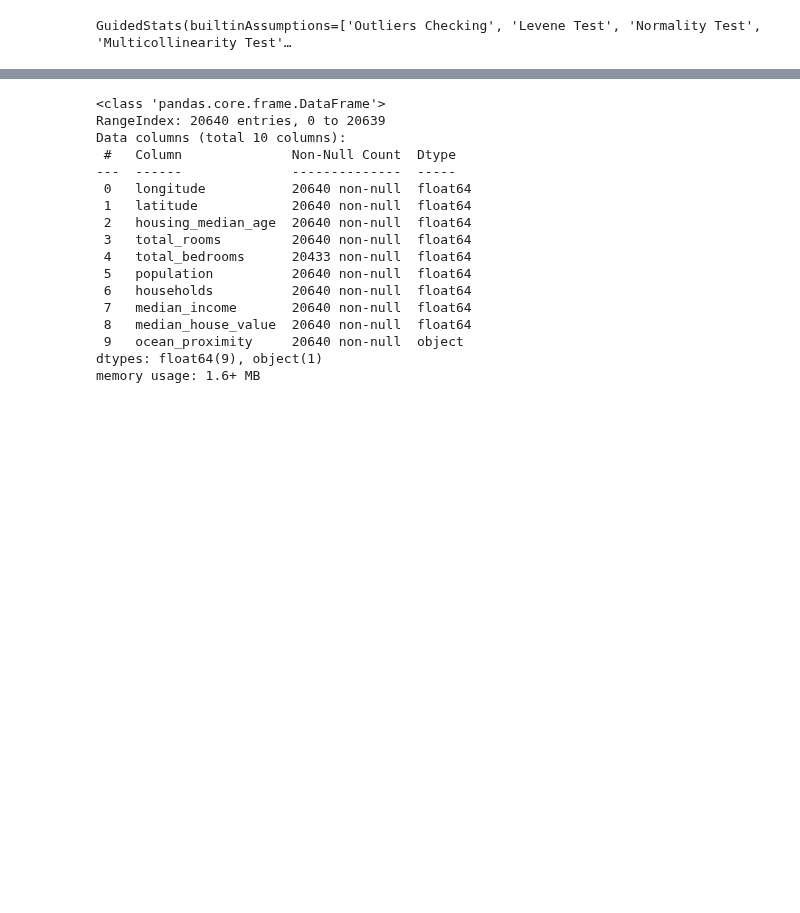
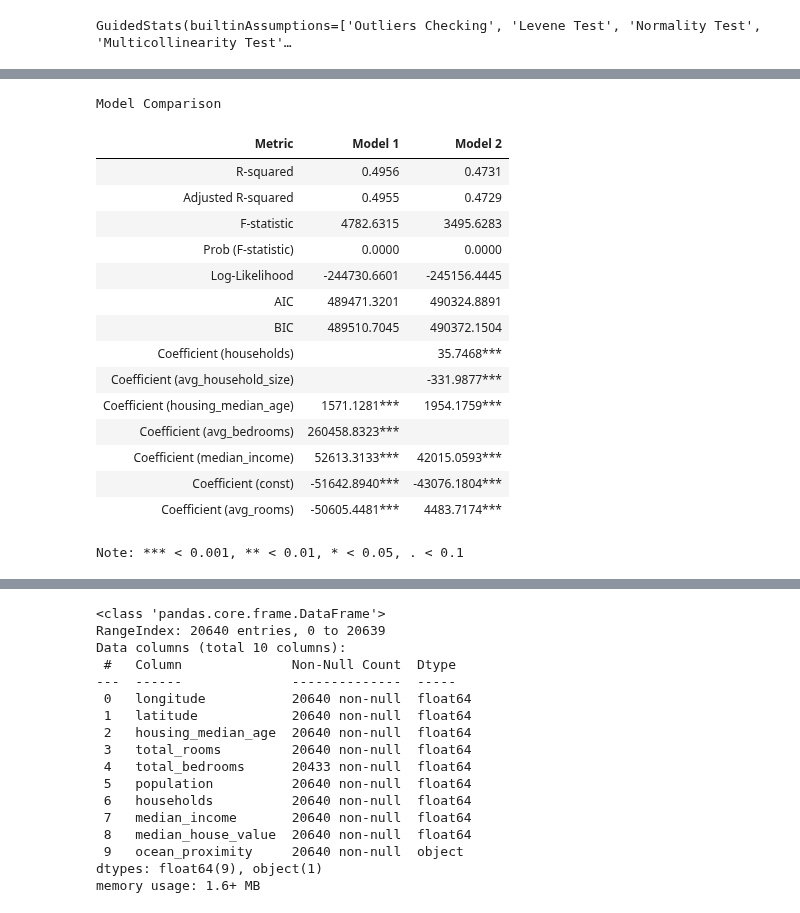
Before and after one commit to cmudig/GuidedStats, a Jupyter notebook: examples/test.ipynb, the cells around one changed output, grey strips where cells are left out. Saved outputs shown, nothing was run; the diff lists cells and outputs as text; code cells hidden in the pictures; blank space fills up the shorter version.

```diff
--- a/examples/test.ipynb
+++ b/examples/test.ipynb
@@ -530,0 +484,24 @@ The VIF of the predictor is 2.78708.
+# %%
+model1 = b.export("model")
+# %%
+model2 = b.export("model")
+# %%
+model1.compare(model2)
+# %% [output]
+Model Comparison
+| Metric | Model 1 | Model 2 |
+| R-squared | 0.4956 | 0.4731 |
+| Adjusted R-squared | 0.4955 | 0.4729 |
+| F-statistic | 4782.6315 | 3495.6283 |
+| Prob (F-statistic) | 0.0000 | 0.0000 |
+| Log-Likelihood | -244730.6601 | -245156.4445 |
+| AIC | 489471.3201 | 490324.8891 |
+| BIC | 489510.7045 | 490372.1504 |
+| Coefficient (households) |  | 35.7468*** |
+| Coefficient (avg_household_size) |  | -331.9877*** |
+| Coefficient (housing_median_age) | 1571.1281*** | 1954.1759*** |
+| Coefficient (avg_bedrooms) | 260458.8323*** |  |
+| Coefficient (median_income) | 52613.3133*** | 42015.0593*** |
+| Coefficient (const) | -51642.8940*** | -43076.1804*** |
+| Coefficient (avg_rooms) | -50605.4481*** | 4483.7174*** |
+Note: *** < 0.001, ** < 0.01, * < 0.05, . < 0.1
```
Also changed, not shown: parts of 17 cells of this notebook, 21 other files.
